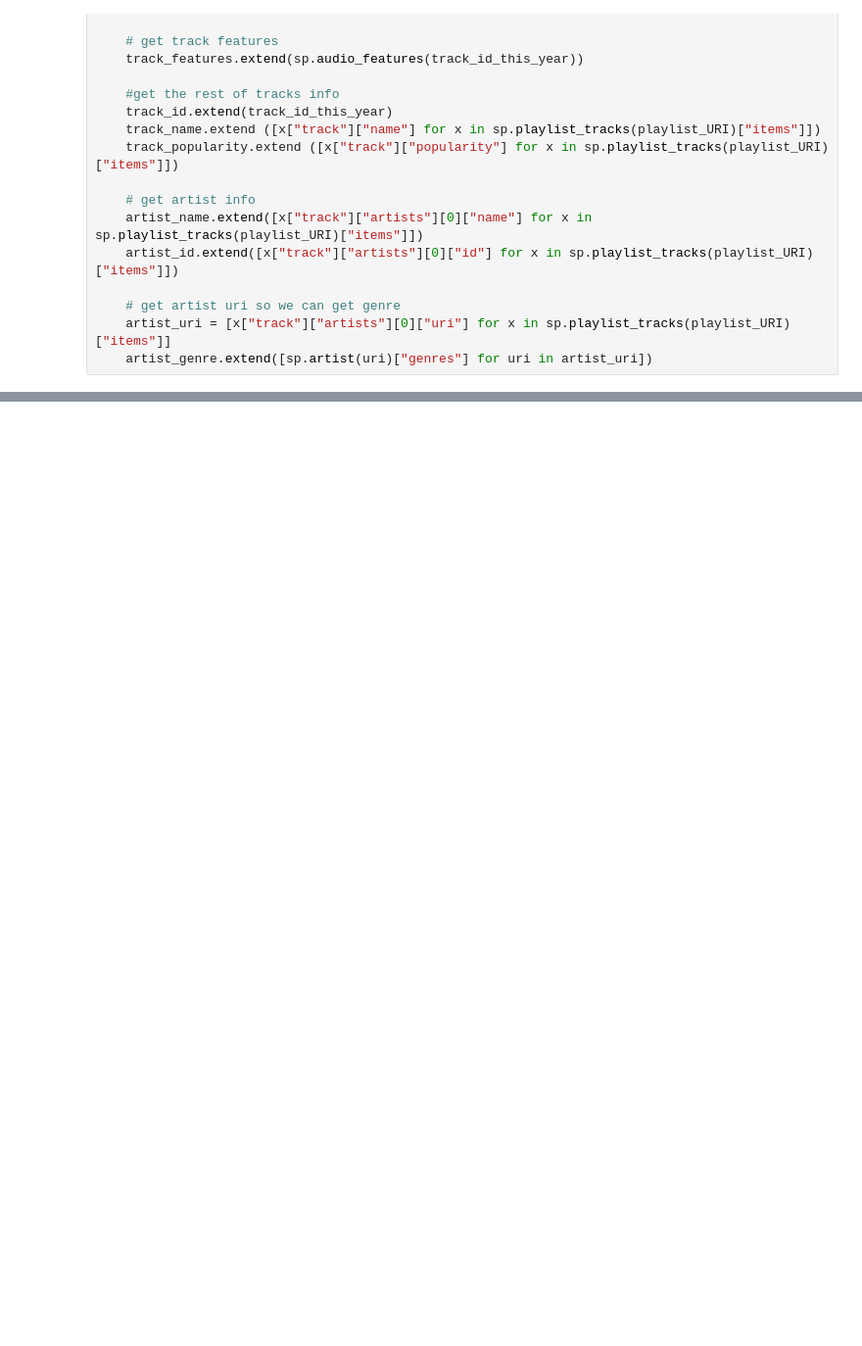
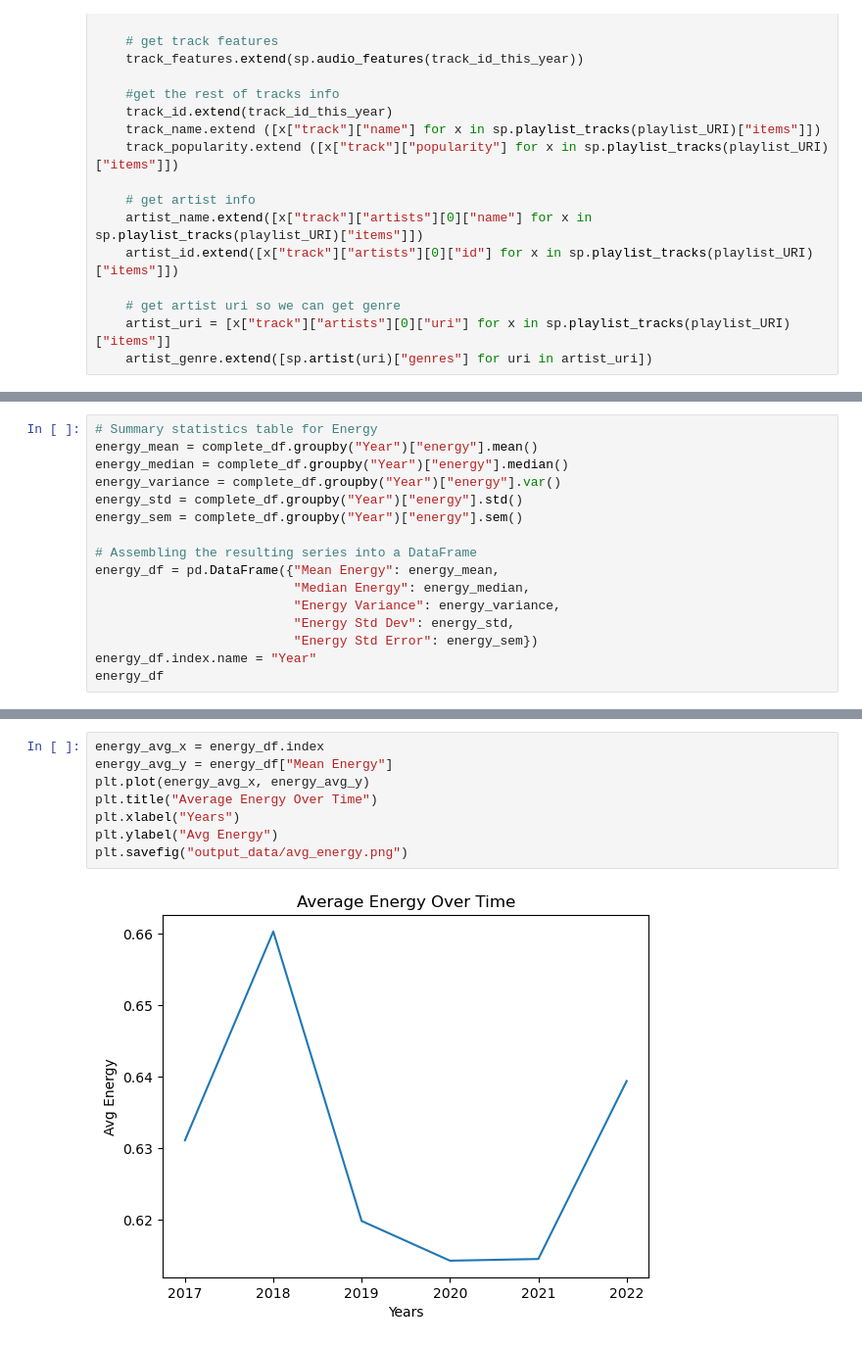
Before and after one commit to catisf/Project-1-Group-2, a Jupyter notebook: spotipy_data_prep.ipynb, the cells around one changed output, grey strips where cells are left out. Shown at 98% size. Drawn from its saved outputs; the diff is of its cells as text; blank space fills up the shorter version.

```diff
--- a/spotipy_data_prep.ipynb
+++ b/spotipy_data_prep.ipynb
@@ -88,0 +140,16 @@ complete_df.to_csv('output_data/spotipy_data.csv')
+# %%
+# Summary statistics table for Energy
+energy_mean = complete_df.groupby("Year")["energy"].mean()
+energy_median = complete_df.groupby("Year")["energy"].median()
+energy_variance = complete_df.groupby("Year")["energy"].var()
+energy_std = complete_df.groupby("Year")["energy"].std()
+energy_sem = complete_df.groupby("Year")["energy"].sem()
+
+# Assembling the resulting series into a DataFrame
+energy_df = pd.DataFrame({"Mean Energy": energy_mean,
+                          "Median Energy": energy_median,
+                          "Energy Variance": energy_variance,
+                          "Energy Std Dev": energy_std,
+                          "Energy Std Error": energy_sem})
+energy_df.index.name = "Year"
+energy_df
@@ -88,0 +165,10 @@ complete_df.to_csv('output_data/spotipy_data.csv')
+# %%
+energy_avg_x = energy_df.index
+energy_avg_y = energy_df["Mean Energy"]
+plt.plot(energy_avg_x, energy_avg_y)
+plt.title("Average Energy Over Time")
+plt.xlabel("Years")
+plt.ylabel("Avg Energy")
+plt.savefig("output_data/avg_energy.png")
+# %% [output]
+[figure, added]
```
Also changed, not shown: parts of 11 cells of this notebook, 7 other files.
